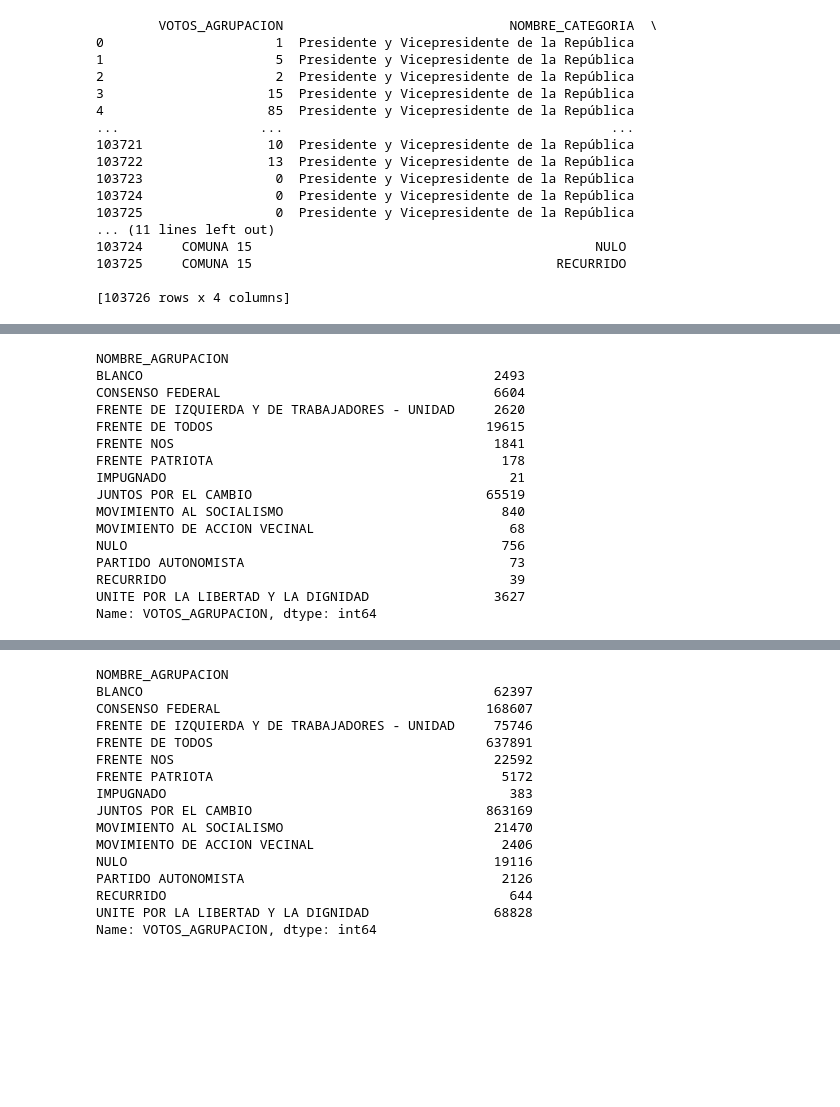
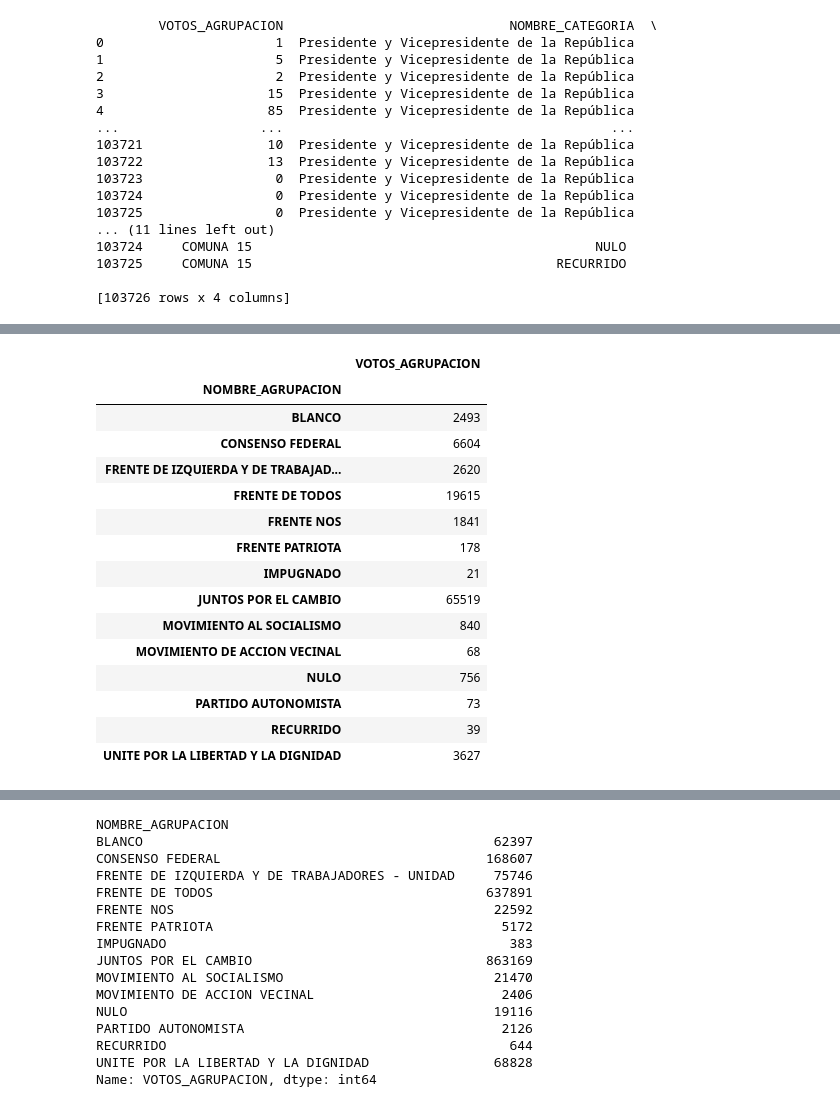
Before and after one commit to vickyfregonese/Trabajo-n2, a Jupyter notebook: TP2 FINAL.ipynb, the cells around one changed output, grey strips where cells are left out. Drawn from its saved outputs; the diff is of its cells as text; code cells hidden in the pictures; blank space fills up the shorter version.

```diff
--- a/TP2 FINAL.ipynb
+++ b/TP2 FINAL.ipynb
@@ -102,24 +104,24 @@ Name: VOTOS_AGRUPACION, dtype: int64
 # %%
 #Hacemos lo mismo con cada una de las comunas.
 comuna2 = presi_vice[presi_vice["NOMBRE_REGION"]=='COMUNA 02'] #Comuna 2
-vot2 = comuna2.groupby(["NOMBRE_AGRUPACION"])["VOTOS_AGRUPACION"].sum()
+vot2 = pd.DataFrame(comuna2.groupby(["NOMBRE_AGRUPACION"])["VOTOS_AGRUPACION"].sum())
 vot2
 # %% [output]
-NOMBRE_AGRUPACION
-BLANCO                                             2493
-CONSENSO FEDERAL                                   6604
-FRENTE DE IZQUIERDA Y DE TRABAJADORES - UNIDAD     2620
-FRENTE DE TODOS                                   19615
-FRENTE NOS                                         1841
-FRENTE PATRIOTA                                     178
-IMPUGNADO                                            21
-JUNTOS POR EL CAMBIO                              65519
-MOVIMIENTO AL SOCIALISMO                            840
-MOVIMIENTO DE ACCION VECINAL                         68
-NULO                                                756
-PARTIDO AUTONOMISTA                                  73
-RECURRIDO                                            39
-UNITE POR LA LIBERTAD Y LA DIGNIDAD                3627
-Name: VOTOS_AGRUPACION, dtype: int64
+|  | VOTOS_AGRUPACION |
+| NOMBRE_AGRUPACION |  |
+| BLANCO | 2493 |
+| CONSENSO FEDERAL | 6604 |
+| FRENTE DE IZQUIERDA Y DE TRABAJAD... | 2620 |
+| FRENTE DE TODOS | 19615 |
+| FRENTE NOS | 1841 |
+| FRENTE PATRIOTA | 178 |
+| IMPUGNADO | 21 |
+| JUNTOS POR EL CAMBIO | 65519 |
+| MOVIMIENTO AL SOCIALISMO | 840 |
+| MOVIMIENTO DE ACCION VECINAL | 68 |
+| NULO | 756 |
+| PARTIDO AUTONOMISTA | 73 |
+| RECURRIDO | 39 |
+| UNITE POR LA LIBERTAD Y LA DIGNIDAD | 3627 |
 # %%
 comuna3 = presi_vice[presi_vice["NOMBRE_REGION"]=='COMUNA 03'] #Comuna 3
```
Also changed, not shown: parts of 17 cells of this notebook.
